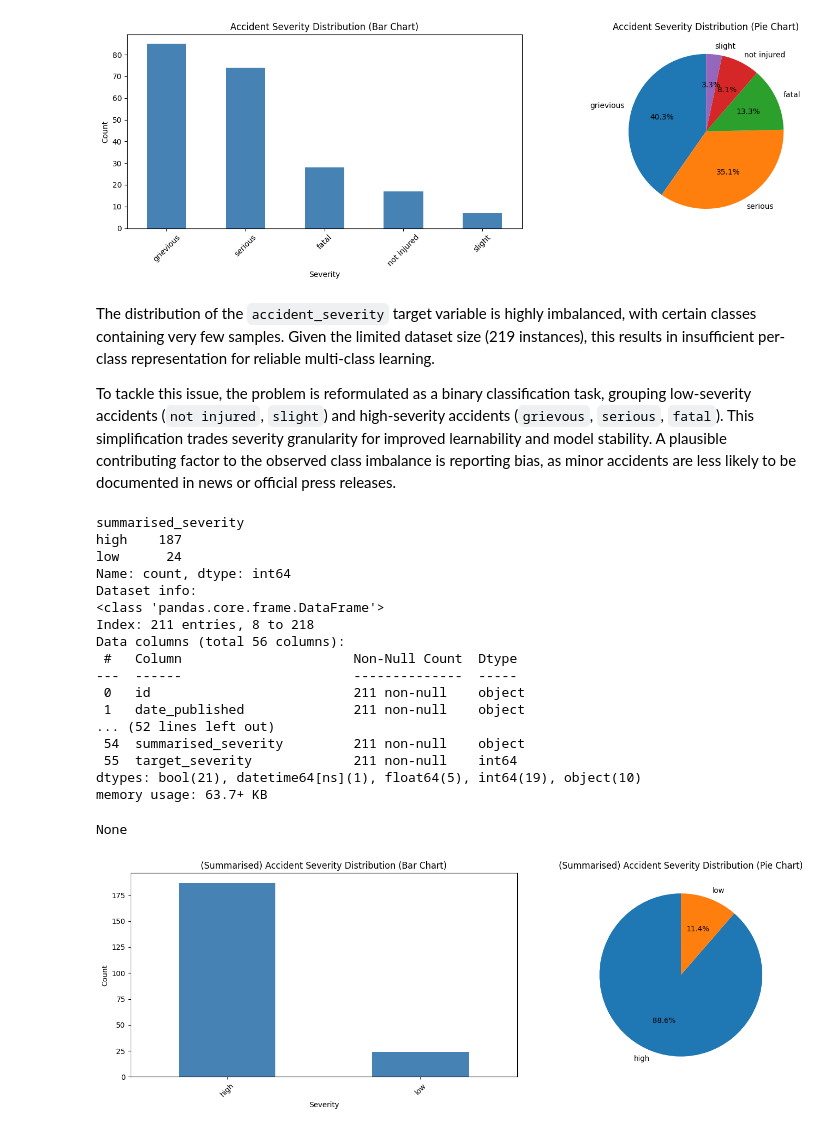
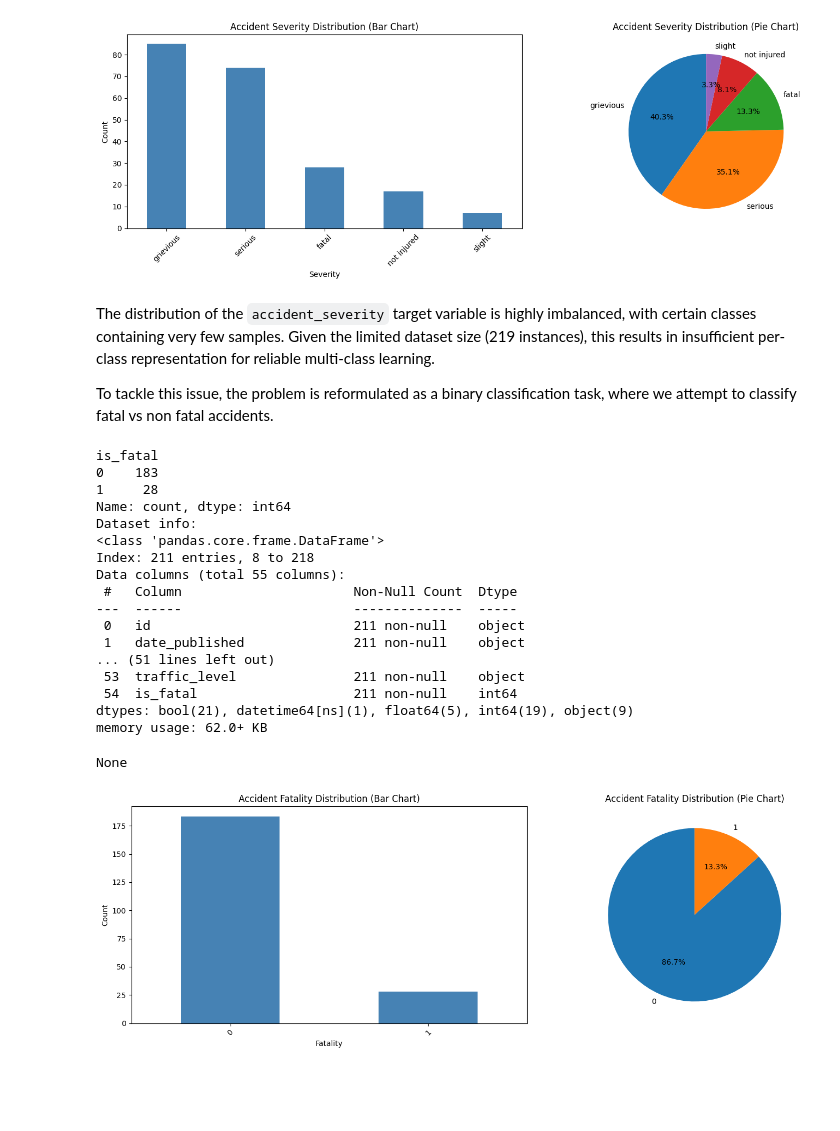
Before and after one commit to michael-vella/ics5110-assignment, a Jupyter notebook: notebooks/individual/michael_vella/svm_implementation.ipynb, the cells around one changed output. Drawn from its saved outputs; the diff is of its cells as text; code cells hidden in the pictures; blank space fills up the shorter version.

```diff
--- a/notebooks/individual/michael_vella/svm_implementation.ipynb
+++ b/notebooks/individual/michael_vella/svm_implementation.ipynb
@@ -160,53 +167,52 @@ plt.show()
 # %% [markdown]
 The distribution of the `accident_severity` target variable is highly imbalanced, with certain classes containing very few samples. Given the limited dataset size (219 instances), this results in insufficient per-class representation for reliable multi-class learning.
 
-To tackle this issue, the problem is reformulated as a binary classification task, grouping low-severity accidents (`not injured`, `slight`) and high-severity accidents (`grievous`, `serious`, `fatal`). This simplification trades severity granularity for improved learnability and model stability. A plausible contributing factor to the observed class imbalance is reporting bias, as minor accidents are less likely to be documented in news or official press releases.
+To tackle this issue, the problem is reformulated as a binary classification task, where we attempt to classify fatal vs non fatal accidents.
 # %%
-low_severity = {"not injured", "slight"}
-high_severity = {"grievous", "serious", "fatal"}
+fatal_buckets = {"fatal"}
+non_fatal_buckets = {"grievious", "serious", "not injured", "slight"}
 
-df["summarised_severity"] = df["accident_severity"].map(lambda x: "low" if x in low_severity else "high")
-df["target_severity"] = df["accident_severity"].map(lambda x: 0 if x in low_severity else 1)
+df["is_fatal"] = df["accident_severity"].map(lambda x: 0 if x in non_fatal_buckets else 1)
 
-summarised_severity_counts = df["summarised_severity"].value_counts()
-print(summarised_severity_counts)
+summarised_fatality = df["is_fatal"].value_counts()
+print(summarised_fatality)
 
 print(f"Dataset info:")
 display(df.info())
 # %% [output]
-summarised_severity
-high    187
-low      24
+is_fatal
+0    183
+1     28
 Name: count, dtype: int64
 Dataset info:
 <class 'pandas.core.frame.DataFrame'>
 Index: 211 entries, 8 to 218
-Data columns (total 56 columns):
+Data columns (total 55 columns):
  #   Column                      Non-Null Count  Dtype
 ---  ------                      --------------  -----
  0   id                          211 non-null    object
  1   date_published              211 non-null    object
-... (52 lines left out)
- 54  summarised_severity         211 non-null    object
- 55  target_severity             211 non-null    int64
-dtypes: bool(21), datetime64[ns](1), float64(5), int64(19), object(10)
-memory usage: 63.7+ KB
+... (51 lines left out)
+ 53  traffic_level               211 non-null    object
+ 54  is_fatal                    211 non-null    int64
+dtypes: bool(21), datetime64[ns](1), float64(5), int64(19), object(9)
+memory usage: 62.0+ KB
 None
 # %%
 fig, axes = plt.subplots(1, 2, figsize=(15, 5))
 
 # bar plot
-summarised_severity_counts.plot(kind='bar', ax=axes[0], color='steelblue')
-axes[0].set_title('(Summarised) Accident Severity Distribution (Bar Chart)')
-axes[0].set_xlabel('Severity')
+summarised_fatality.plot(kind='bar', ax=axes[0], color='steelblue')
+axes[0].set_title('Accident Fatality Distribution (Bar Chart)')
+axes[0].set_xlabel('Fatality')
 axes[0].set_ylabel('Count')
 axes[0].tick_params(axis='x', rotation=45)
 
 # pie chart
-axes[1].pie(summarised_severity_counts.values, labels=summarised_severity_counts.index, autopct='%1.1f%%', startangle=90)
-axes[1].set_title('(Summarised) Accident Severity Distribution (Pie Chart)')
+axes[1].pie(summarised_fatality.values, labels=summarised_fatality.index, autopct='%1.1f%%', startangle=90)
+axes[1].set_title('Accident Fatality Distribution (Pie Chart)')
 
 plt.tight_layout()
 plt.show()
 # %% [output]
-[figure, old version]
+[figure, new version]
```
Also changed, not shown: parts of 66 cells of this notebook.
